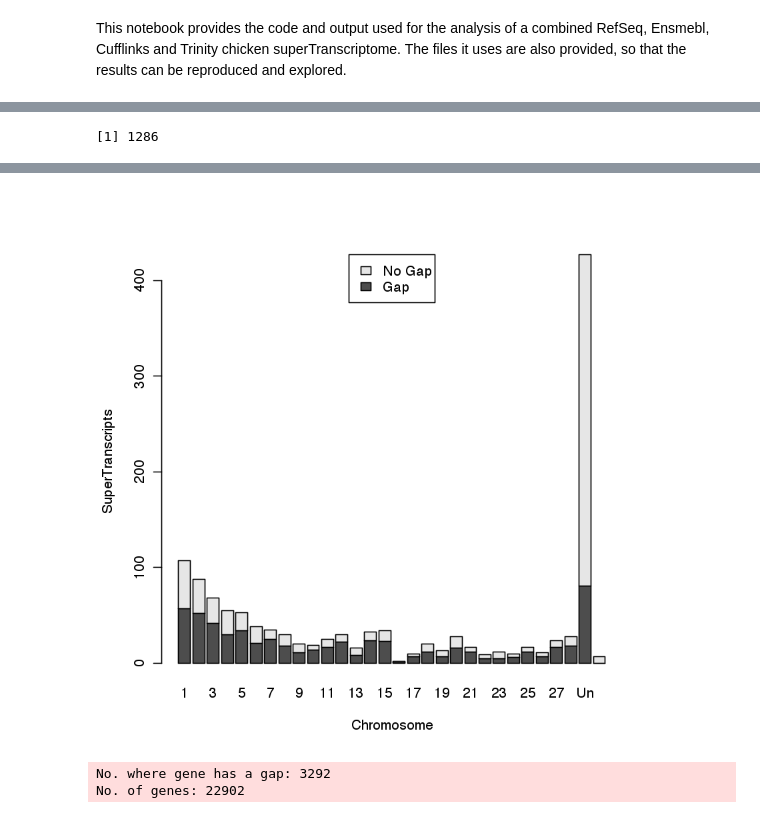
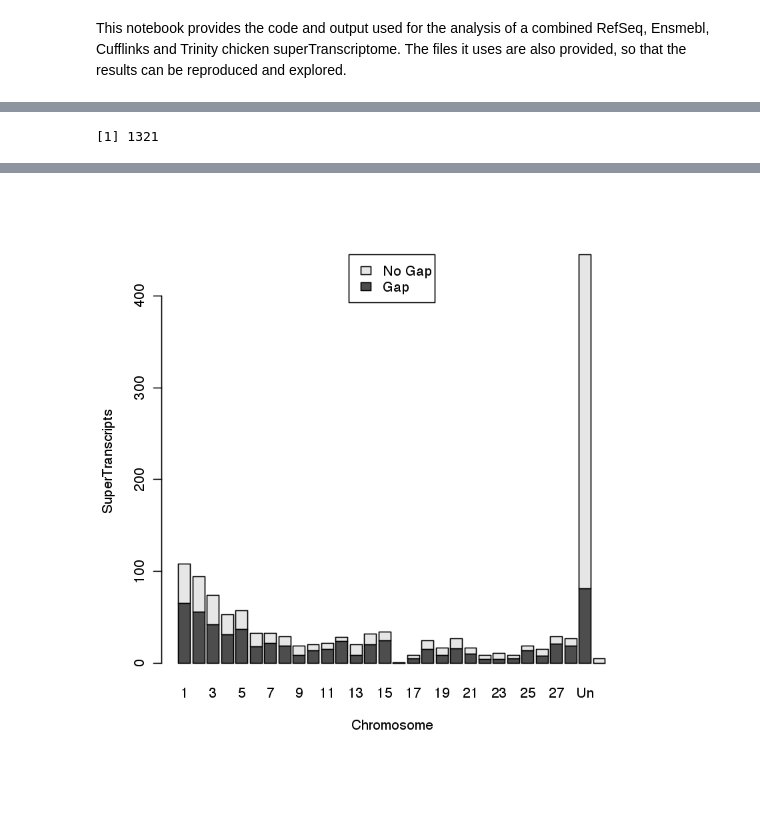
Before and after one commit to Oshlack/superTranscript_paper_code, a Jupyter notebook: chicken_superTranscriptome/Chicken Super Transcriptome.ipynb, the cells around one changed output, grey strips where cells are left out. Cells and saved outputs as stored; diff of their text form; code cells hidden in the pictures; blank space fills up the shorter version.

Commit message:
updating the chicken R analysis code

```diff
--- a/chicken_superTranscriptome/Chicken Super Transcriptome.ipynb
+++ b/chicken_superTranscriptome/Chicken Super Transcriptome.ipynb
@@ -5,11 +5,11 @@ This notebook provides the code and output used for the analysis of a combined R
 ## The overlaps.counts was created from featureCounts.
 ## We used blat and bedtools to annotate regions of the superTranscripts
 ## E-Ensmebl, T-Trinity, C-Cufflinks, R-RefSeq.
-counts=read.delim("overlaps.counts",header=F,stringsAsFactors=F,skip=2)[,c(1:2,6,7:10)]
-counts$type=sapply(strsplit(counts$V1,"-",fixed=T),function(x){ x[4] })
-counts$counts<-rowSums(counts[,4:7])
-
-blocks=counts[,c("V2","V1","V6","type","counts")]
-colnames(blocks)=c("gene","id","length","type","counts")
+blocks=read.delim("block.summary",header=F,stringsAsFactors=F)
+blocks$length=blocks$V4-blocks$V3+1
+blocks$type=sapply(strsplit(blocks$V1,"-",fixed=T),function(x){ x[4] })
+blocks$V4<-NULL
+blocks$V3<-NULL
+colnames(blocks)=c("id","gene","length","type")
 head(blocks)
 # %% [output]
@@ -94,6 +94,19 @@ human_gr=reduce(unlist(human_gr))
 # are not in the chicken genome (genome_gr)
 # are only annotated by Trinity (t_gr)
 
+genome_version="gal4"
+
+gpsl=read.delim(paste("SuperDuper.genome",genome_version,"psl",sep="."),
+                skip=5, stringsAsFactors=F,header=F)
+widths=as.numeric(unlist(strsplit(gpsl$V19,",")))
+starts=as.numeric(unlist(strsplit(gpsl$V20,",")))
+strand=rep(gpsl$V9,gpsl$V18)
+gene=rep(gpsl$V10,gpsl$V18)
+gene_end=as.numeric(rep(gpsl$V11,gpsl$V18))
+starts[strand=="-"]=gene_end[strand=="-"]-starts[strand=="-"]-widths[strand=="-"]
+genome_gr=GRanges(gene,IRanges(start=starts+1,width=widths),strand=rep("*",sum(gpsl$V18)))
+genome_gr=reduce(genome_gr)
+
 options(warn=-1)
 not_in_genome=setdiff(gene_gr,genome_gr)
 not_in_genome_coding=intersect(not_in_genome,human_gr)
@@ -215,21 +239,21 @@ novel_psl=do.call(rbind,snovel_psl)
 
 #Make a GRanges object for the genome locations
 novel_genome_gr=GRanges(novel_psl$V14,IRanges(novel_psl$V16,novel_psl$V17),rep("*",length(novel_psl$V14)))
+mcols(novel_genome_gr)$st<-novel_psl$V10
 
 length(novel_genome_gr)
-## We miss 9 (have a cufflink block? but not in genome?)
 # %% [output]
-[1] 1286
+[1] 1321
 # %%
 ## now load in the position of genomic gaps
 
-gaps_tab=read.delim("gaps.txt",stringsAsFactors=F,head=F)
+gaps_tab=read.delim(paste("gaps",genome_version,"txt",sep="."),stringsAsFactors=F,head=F)
 gaps=GRanges(gaps_tab$V1,IRanges(gaps_tab$V2,gaps_tab$V3),rep("*",length(gaps_tab$V1)))
 gaps=gaps[width(ranges(gaps))>=30]
 
 get_chrom_table<-function(gr){
    places=as.character(seqnames(gr))
-   message("genes with novel coding bit not in genome: ",length(places))
+   #message("genes with novel coding bit not in genome: ",length(places))
    places[grep("chrUn",places)]<-"Un"
    places[grep("random",places)]<-"Un"
    places[grep("LGE",places)]<-"Un"
@@ -248,11 +272,19 @@ all=get_chrom_table(novel_genome_gr)
 with_gap<-rep(0,length(all))
 names(with_gap)<-names(all)
 has_gap=unique(subjectHits(overlaps))
+
+chrom=as.character(seqnames(novel_genome_gr))
+chrUn_pos=c(grep("chrUn",chrom),grep("random",chrom),grep("LGE",chrom))
+unRandom_genes=mcols(novel_genome_gr[chrUn_pos])$st
+gapped_genes=mcols(novel_genome_gr[has_gap])$st
+bad_assembly_genes=unique(c(unRandom_genes,gapped_genes))
+write.csv(bad_assembly_genes,paste("novel_with_gap",genome_version,"list",sep="."))
+
 gap_telli=get_chrom_table(novel_genome_gr[has_gap])
 with_gap[names(gap_telli)]<-gap_telli
 telli<-t(as.matrix(data.frame(with_gap,all-with_gap)))
 
-#pdf( "chicken_genomic_view.pdf", width = 15, height = 10 )
+#pdf(paste("chicken_genomic_view",genome_version,"pdf",sep="."), width = 15, height = 10 )
 barplot(telli,
         xlab="Chromosome",ylab="SuperTranscripts",
         legend = c("Gap","No Gap"),
@@ -267,25 +297,2 @@ Warning message:
 In eval(expr, envir, enclos): NAs introduced by coercion
-[figure, old version]
+[figure, new version]
-# %%
-## as a sanity check, how does this compare to gene with no novel sequence?
-
-non_novel_psl=gpsl[!gpsl$V10 %in% novel_bits, ]
-
-snon_novel_psl=split(non_novel_psl,non_novel_psl$V10)
-#if there is more than one location choose the longest alignment
-snon_novel_psl=lapply(snon_novel_psl,function(x){ x[which.max(x$V1),] })
-non_novel_psl=do.call(rbind,snon_novel_psl)
-
-#Make a GRanges object for the genome locations
-non_novel_genome_gr=GRanges(non_novel_psl$V14,IRanges(non_novel_psl$V16,non_novel_psl$V17),rep("*",length(non_novel_psl$V14)))
-
-options(warn=-1)
-non_novel_overlaps=findOverlaps(gaps,non_novel_genome_gr)
-options(warn=0)
-
-non_novel_has_gap=unique(subjectHits(non_novel_overlaps))
-message("No. where gene has a gap: ",length(non_novel_has_gap))
-message("No. of genes: ",length(snon_novel_psl))
-# %% [output]
-No. where gene has a gap: 3292
-No. of genes: 22902
```
Also changed, not shown: parts of 11 cells of this notebook.
